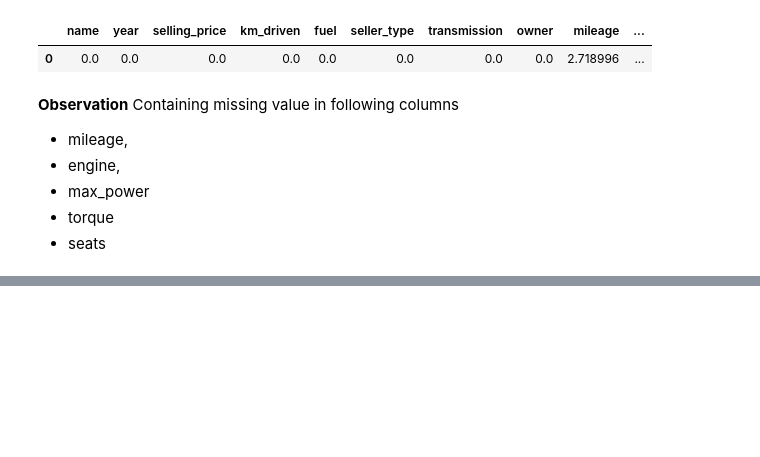
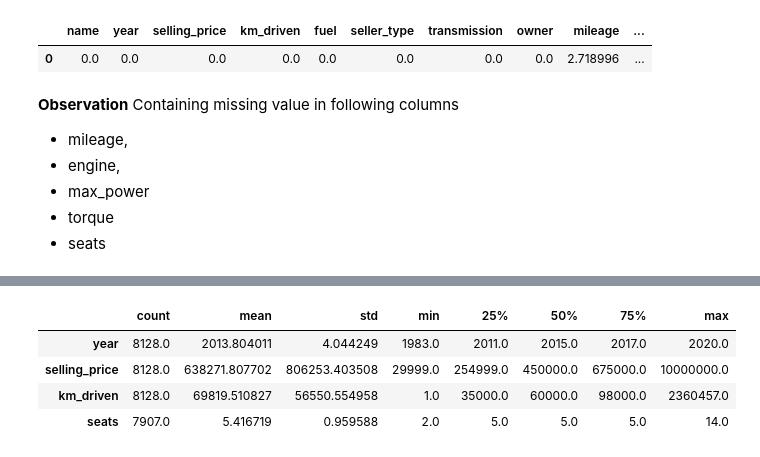
Before and after one commit to Sialsanwal/Data-Science, a Jupyter notebook: Machine learning Model/Regression Model/Project 1/Car Price EDA.ipynb, the cells around one changed output, grey strips where cells are left out. Cells and saved outputs as stored; diff of their text form; code cells hidden in the pictures; blank space fills up the shorter version.

```diff
--- a/Machine learning Model/Regression Model/Project 1/Car Price EDA.ipynb
+++ b/Machine learning Model/Regression Model/Project 1/Car Price EDA.ipynb
@@ -77,0 +103,8 @@ Containing missing value in following columns
+# %%
+df.describe().T
+# %% [output]
+|  | count | mean | std | min | 25% | 50% | 75% | max |
+| year | 8128.0 | 2013.804011 | 4.044249 | 1983.0 | 2011.0 | 2015.0 | 2017.0 | 2020.0 |
+| selling_price | 8128.0 | 638271.807702 | 806253.403508 | 29999.0 | 254999.0 | 450000.0 | 675000.0 | 10000000.0 |
+| km_driven | 8128.0 | 69819.510827 | 56550.554958 | 1.0 | 35000.0 | 60000.0 | 98000.0 | 2360457.0 |
+| seats | 7907.0 | 5.416719 | 0.959588 | 2.0 | 5.0 | 5.0 | 5.0 | 14.0 |
```
Also changed, not shown: parts of 4 cells of this notebook.
